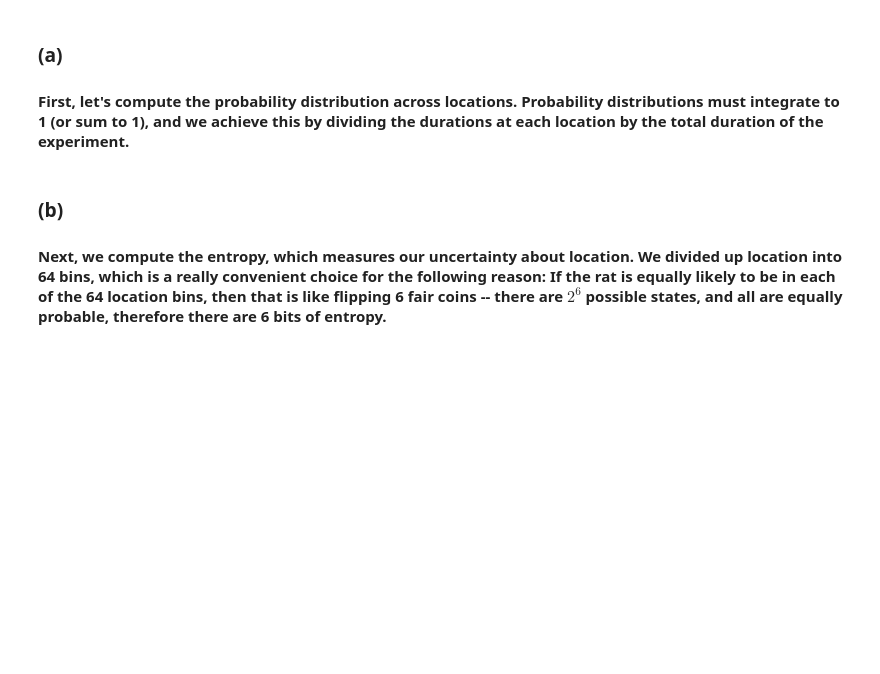
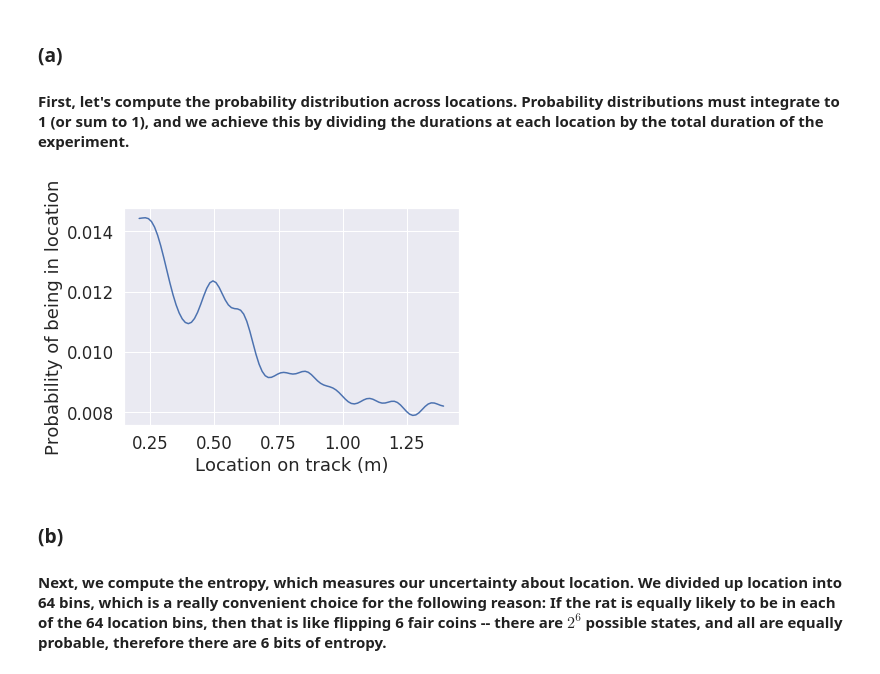
Before and after one commit to pkampofo/neuro-19-homework, a Jupyter notebook: neural_coding_exercises.ipynb, the cells around one changed output. Drawn from its saved outputs; the diff is of its cells as text; code cells hidden in the pictures; blank space fills up the shorter version.

```diff
--- a/neural_coding_exercises.ipynb
+++ b/neural_coding_exercises.ipynb
@@ -322,10 +324,12 @@ print("The decoder says ... and the actual location is ..., which are %s" %
 #### First, let's compute the probability distribution across locations.  Probability distributions must integrate to 1 (or sum to 1), and we achieve this by dividing the durations at each location by the total duration of the experiment.
 # %%
 total_duration = durations_at_each_location.sum()
-probabilty_at_each_location = durations_at_each_location / ...
-plt.plot(bin_centers, ...)
+probability_at_each_location = durations_at_each_location / total_duration
+plt.plot(bin_centers, probability_at_each_location)
 plt.xlabel('Location on track (m)')
 plt.ylabel('Probability of being in location');
+# %% [output]
+[figure, added]
 # %% [markdown]
 ### (b)
 #### Next, we compute the entropy, which measures our uncertainty about location.  We divided up location into 64 bins, which is a really convenient choice for the following reason: If the rat is equally likely to be in each of the 64 location bins, then that is like flipping 6 fair coins -- there are $2^6$ possible states, and all are equally probable, therefore there are 6 bits of entropy.
```
Also changed, not shown: parts of 7 cells of this notebook.
